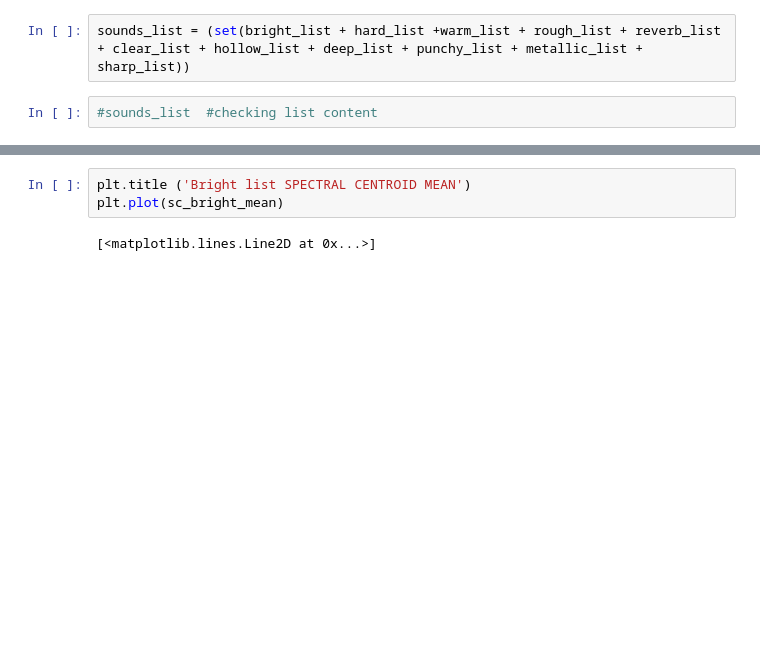
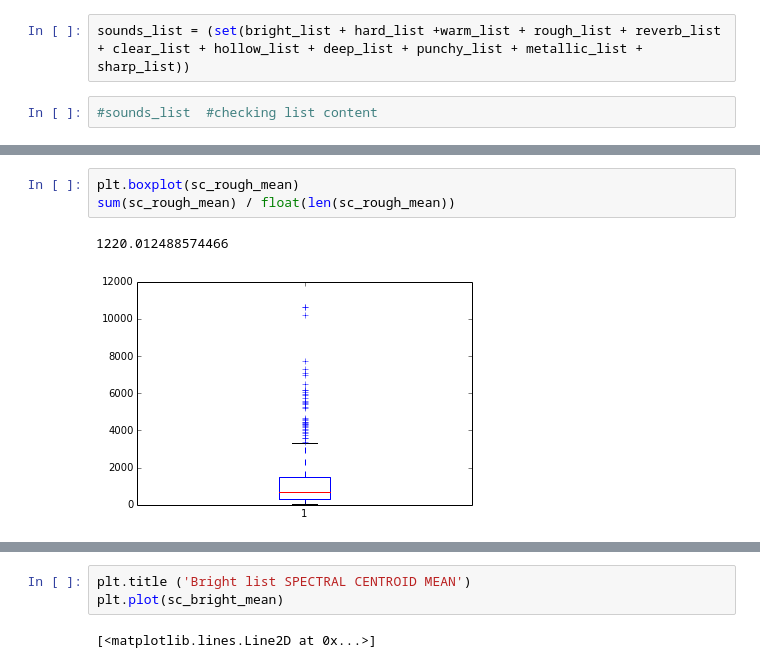
Before and after one commit to pedrogogo/SMC_Th, a Jupyter notebook: json_read_computing_essentia_descriptors.ipynb, the cells around one changed output, grey strips where cells are left out. Drawn from its saved outputs; the diff is of its cells as text; blank space fills up the shorter version.

```diff
--- a/json_read_computing_essentia_descriptors.ipynb
+++ b/json_read_computing_essentia_descriptors.ipynb
@@ -138,0 +383,6 @@ mfcc_hard_mean = np.array(mfcc_hard_mean)
+# %%
+plt.boxplot(sc_rough_mean)
+sum(sc_rough_mean) / float(len(sc_rough_mean))
+# %% [output]
+1220.012488574466
+[figure, added]
```
Also changed, not shown: parts of 25 cells of this notebook.
